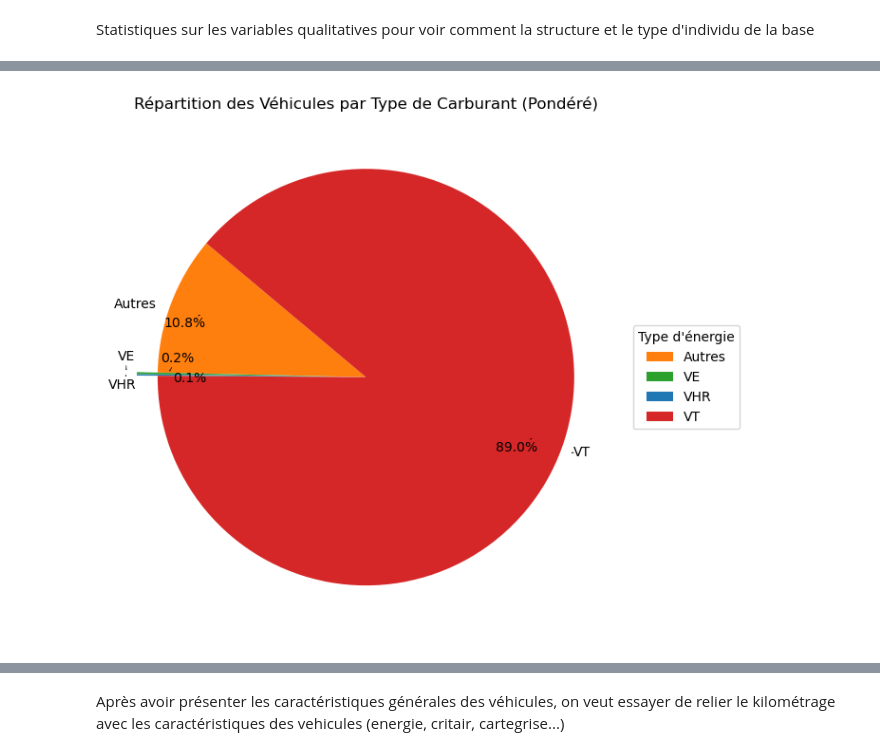
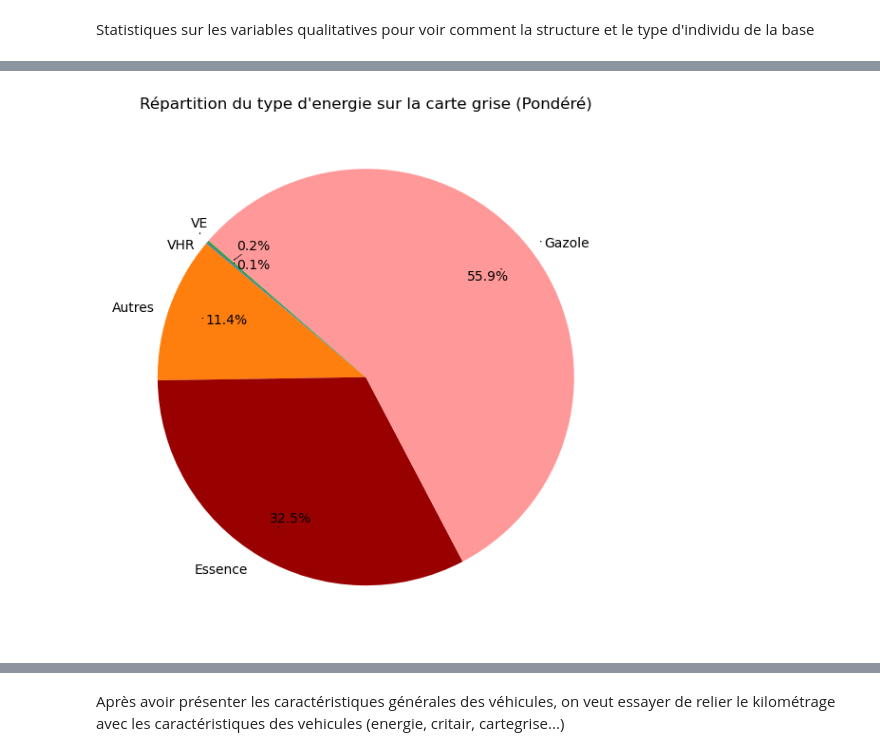
Before and after one commit to HugoMorand/Statapp, a Jupyter notebook: StatDes/StatDes.ipynb, the cells around one changed output, grey strips where cells are left out. Cells and saved outputs as stored; diff of their text form; code cells hidden in the pictures.

```diff
--- a/StatDes/StatDes.ipynb
+++ b/StatDes/StatDes.ipynb
@@ -48,7 +48,7 @@ df_voit["energie_groupe"] = df_voit["energie_statinfo"].apply(lambda x:
 
 df_voit["energie_cartegrise"] = df_voit["energie_fin"].apply(lambda x:
                                            "Gazole" if x  in ["GH","GO"] else
-                                           "Essence" if x == ["EH","ES"]  else
+                                           "Essence" if x in ["EH","ES"]  else
                                            "VHR" if x =="EE" else
                                            "VE" if x == "EL" else
                                            "Autres")
@@ -128,43 +131,34 @@ Name: pond_veh, dtype: float64
 # %%
-import matplotlib.pyplot as plt
-from adjustText import adjust_text
-
 # Définition des couleurs
 couleurs = {
     "VHR": "#1f77b4",    # Bleu
-    "VT": "#d62728",     # Rouge
+    "Gazole": "#ff9999",     # Rouge clair
+    "Essence": "#990000", #Rouge foncé
     "VE": "#2ca02c",     # Vert
     "Autres": "#ff7f0e"  # Orange
 }
 
 # Compter les effectifs pondérés
-frequences_ponderees = df_voit.groupby("energie_groupe")["pond_veh"].sum()
-
-# Définir l'explosion pour mettre en avant les petites parts
-explode = [0.1 if val < frequences_ponderees.max() * 0.05 else 0 for val in frequences_ponderees]
+frequences_ponderees = df_voit.groupby("energie_cartegrise")["pond_veh"].sum()
 
 # Création du graphique
 plt.figure(figsize=(8, 6))
 wedges, texts, autotexts = plt.pie(
     frequences_ponderees,
     colors=[couleurs[c] for c in frequences_ponderees.index],
     labels=frequences_ponderees.index,
     autopct='%1.1f%%',  # Affiche tous les %
     startangle=140,
     pctdistance=0.85,  # Éloigne les % du centre
     labeldistance=1.05,  # Éloigne les labels
-    explode=explode  # Met en avant les petites parts
 )
 
 # Ajustement des textes pour éviter le chevauchement
 texts.extend(autotexts)  # Inclure les labels et pourcentages
 adjust_text(texts, only_move={'points': 'y', 'text': 'y'}, arrowprops=dict(arrowstyle="->", color='black', lw=0.5))
 
-# Ajouter une légende
-plt.legend(frequences_ponderees.index, title="Type d'énergie", loc="center left", bbox_to_anchor=(1, 0.5))
-
-plt.title("Répartition des Véhicules par Type de Carburant (Pondéré)")
+plt.title("Répartition du type d'energie sur la carte grise (Pondéré)")
 plt.tight_layout()
 plt.show()
 # %% [output]
-[figure, old version]
+[figure, new version]
```
Also changed, not shown: parts of 4 cells of this notebook.
